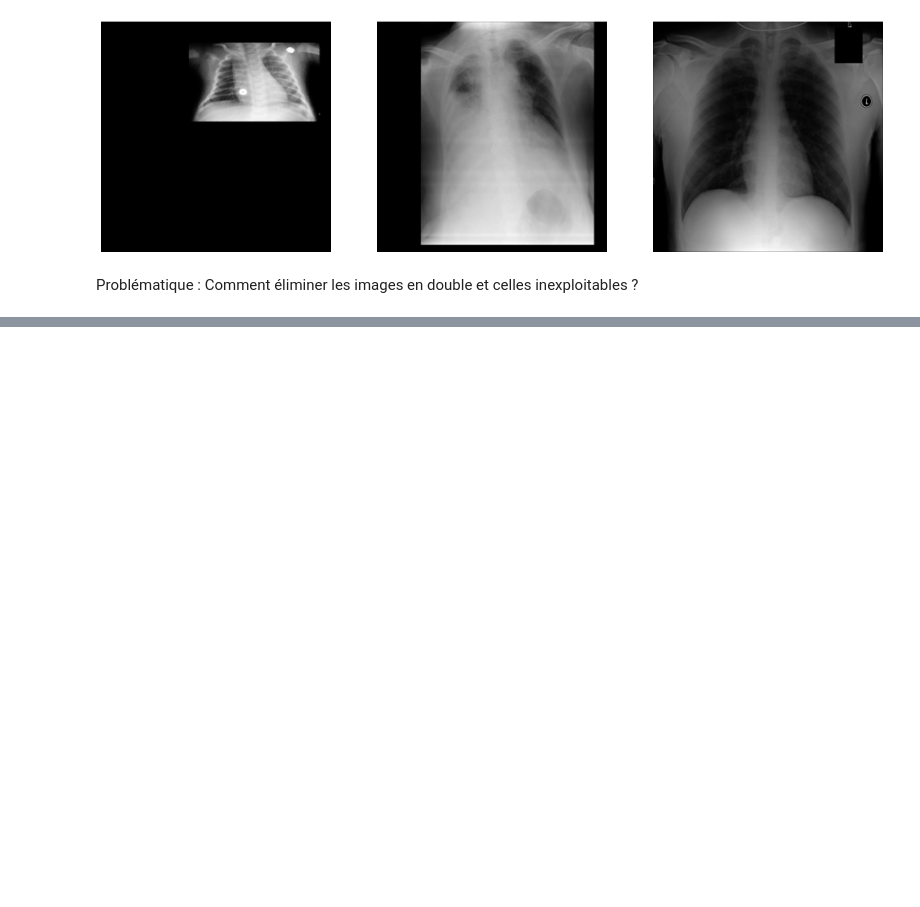
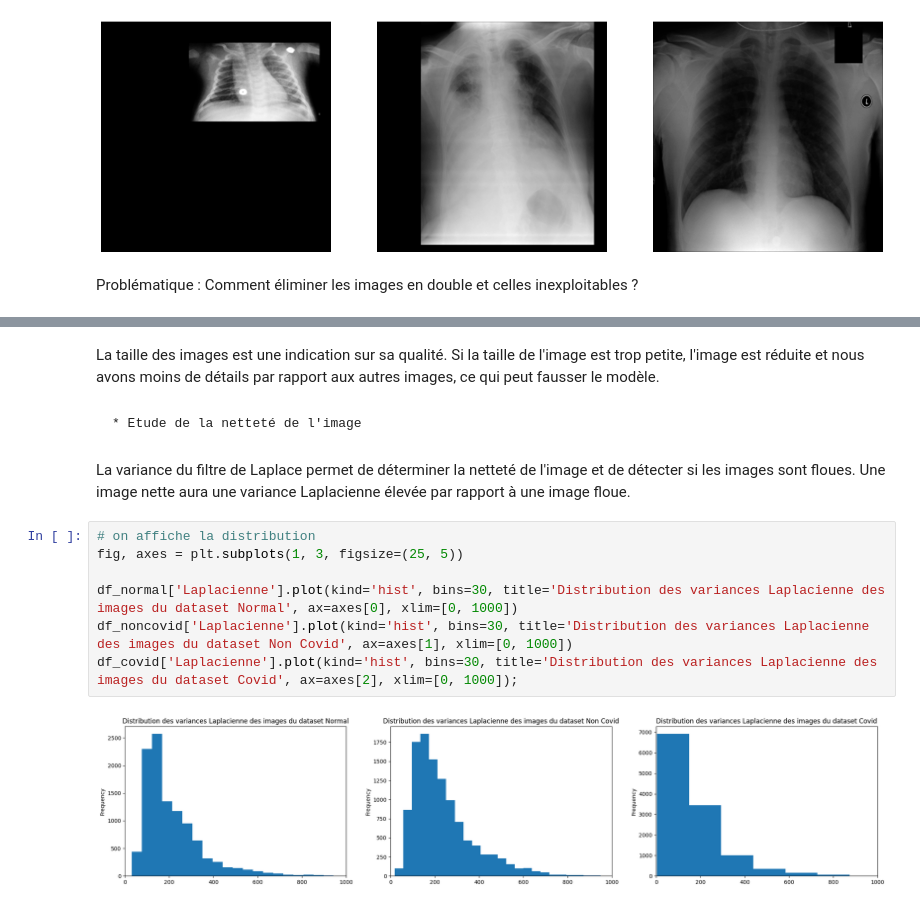
Before and after one commit to AudreyAribaud/-github_actions, a Jupyter notebook: dataviz.ipynb, the cells around one changed output, grey strips where cells are left out. Cells and saved outputs as stored; diff of their text form; blank space fills up the shorter version.

```diff
--- a/dataviz.ipynb
+++ b/dataviz.ipynb
@@ -330,0 +517,16 @@ Comment éliminer les images en double et celles inexploitables ?
+# %% [markdown]
+La taille des images est une indication sur sa qualité. Si la taille de l'image est trop petite, l'image est réduite et nous avons moins de détails par rapport aux autres images, ce qui peut fausser le modèle.
+# %% [markdown]
+    * Etude de la netteté de l'image
+# %% [markdown]
+La variance du filtre de Laplace permet de déterminer la netteté de l'image et de détecter si les images sont floues.
+Une image nette aura une variance Laplacienne élevée par rapport à une image floue.
+# %%
+# on affiche la distribution
+fig, axes = plt.subplots(1, 3, figsize=(25, 5))
+
+df_normal['Laplacienne'].plot(kind='hist', bins=30, title='Distribution des variances Laplacienne des images du dataset Normal', ax=axes[0], xlim=[0, 1000])
+df_noncovid['Laplacienne'].plot(kind='hist', bins=30, title='Distribution des variances Laplacienne des images du dataset Non Covid', ax=axes[1], xlim=[0, 1000])
+df_covid['Laplacienne'].plot(kind='hist', bins=30, title='Distribution des variances Laplacienne des images du dataset Covid', ax=axes[2], xlim=[0, 1000]);
+# %% [output]
+[figure, added]
```
Also changed, not shown: parts of 15 cells of this notebook.
